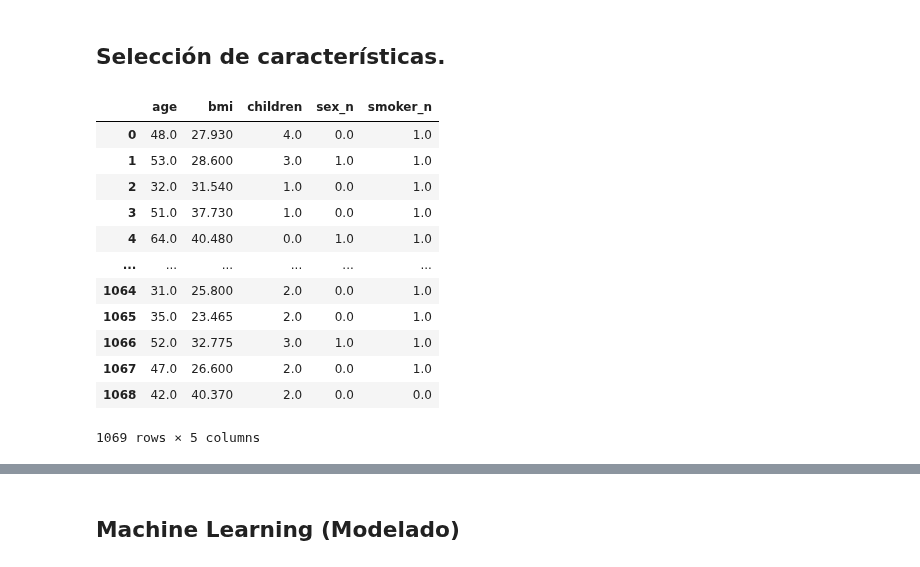
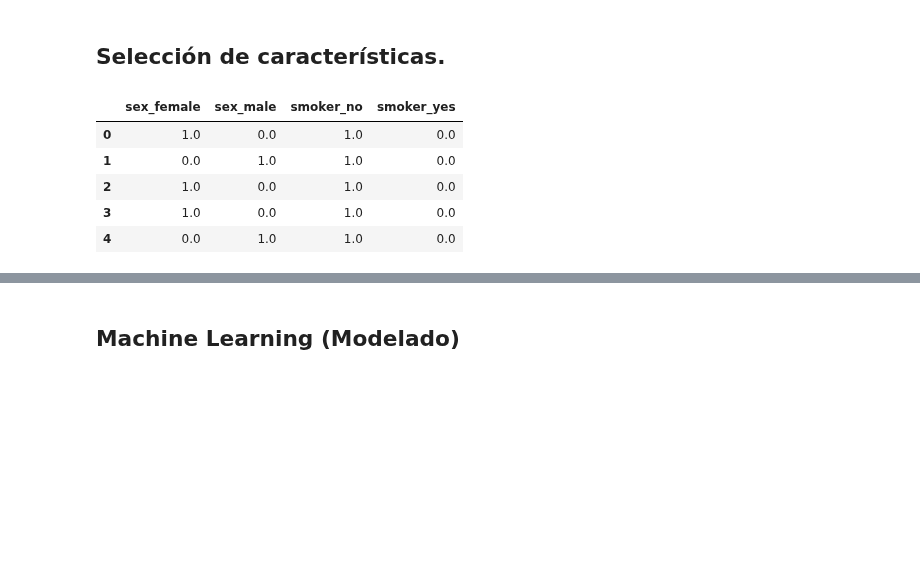
Before and after one commit to 4GeeksAcademy/sarayruiz---Machine-Learning, a Jupyter notebook: src/02-linear-regression-reg-medical-insurance-cost.ipynb, the cells around one changed output, grey strips where cells are left out. Drawn from its saved outputs; the diff is of its cells as text; code cells hidden in the pictures; blank space fills up the shorter version.

```diff
--- a/src/02-linear-regression-reg-medical-insurance-cost.ipynb
+++ b/src/02-linear-regression-reg-medical-insurance-cost.ipynb
@@ -309,7 +315,11 @@ df_facto.describe().T
+# %%
+# Elimino las columnas que añadí factorizadas anteriormente
+
+df.drop(['sex_n', 'smoker_n'], axis=1, inplace=True)
 # %%
 # Dividimos el conjunto de datos en muestras de train y test
-X = df_facto.drop('charges', axis=1)
-y = df_facto['charges']
+X = df.drop('charges', axis=1)
+y = df['charges']
 
 # Instancia de: from sklearn.model_selection import train_test_split
 X_train, X_test, y_train, y_test = train_test_split(X,
@@ -366,0 +396,23 @@ y_test_df.to_csv('../data/processed/y_test_segmed.csv', index=False)
+# %%
+# Genero una lista con los nombres SOLO de las columnas categóricas
+cat_variables = ['sex', 'smoker']
+
+# Creamos la instancia del encoder
+onehot_encoder = OneHotEncoder(sparse_output=False)
+
+# Entrenamos el encoder con los datos de entrenamiento (ajustamos)
+onehot_encoder.fit(X_train[cat_variables])
+
+# Aplicamos el encoder en el conjunto de entrenamiento: X_train
+X_train_cat_ohe = onehot_encoder.transform(X_train[cat_variables])
+X_train_cat_ohe = pd.DataFrame(X_train_cat_ohe,
+                               index=X_train.index,
+                               columns=onehot_encoder.get_feature_names_out(cat_variables))
+
+# Aplicamos el encoder en el conjunto de test: X_test
+X_test_cat_ohe = onehot_encoder.transform(X_test[cat_variables])
+X_test_cat_ohe = pd.DataFrame(X_test_cat_ohe,
+                              index=X_test.index,
+                              columns=onehot_encoder.get_feature_names_out(cat_variables))
+
+X_train_cat_ohe.head()
@@ -416,35 +477,28 @@ df_facto
 # %%
 # Con un valor de k=5 queremos decir implícitamente que queremos eliminar 2 características del conjunto de datos
 selection_model = SelectKBest(f_classif, k=5)
 
 # Entreno el modelo mediante fit()
-selection_model.fit(X_train, y_train)
+selection_model.fit(X_train_cat_ohe, y_train)
 
 ix = selection_model.get_support()
 
-# Aplico el modelo a los datos X_train y X_test
-selection_model_transform_train = selection_model.transform(X_train)
-selection_model_transform_test = selection_model.transform(X_test)
+# Aplico el modelo a los datos X_train y X_test del que hemos codificado a numérico (del One_hot Encoding)
+X_train_sel  = selection_model.transform(X_train_cat_ohe)
+X_test_sel = selection_model.transform(X_test_cat_ohe)
 
 # Genero los dataframes
-X_train_sel = pd.DataFrame(selection_model_transform_train, columns=X_train.columns.values[ix])
-X_test_sel = pd.DataFrame(selection_model_transform_test, columns=X_test.columns.values[ix])
+X_train_sel = pd.DataFrame(X_train_sel, columns=X_train_cat_ohe.columns.values[ix])
+X_test_sel = pd.DataFrame(X_test_sel, columns=X_test_cat_ohe.columns.values[ix])
 
-X_train_sel
+X_train_sel.head()
 # %% [output]
-|  | age | bmi | children | sex_n | smoker_n |
-| 0 | 48.0 | 27.930 | 4.0 | 0.0 | 1.0 |
-| 1 | 53.0 | 28.600 | 3.0 | 1.0 | 1.0 |
-| 2 | 32.0 | 31.540 | 1.0 | 0.0 | 1.0 |
-| 3 | 51.0 | 37.730 | 1.0 | 0.0 | 1.0 |
-| 4 | 64.0 | 40.480 | 0.0 | 1.0 | 1.0 |
-| ... | ... | ... | ... | ... | ... |
-| 1064 | 31.0 | 25.800 | 2.0 | 0.0 | 1.0 |
-| 1065 | 35.0 | 23.465 | 2.0 | 0.0 | 1.0 |
-| 1066 | 52.0 | 32.775 | 3.0 | 1.0 | 1.0 |
-| 1067 | 47.0 | 26.600 | 2.0 | 0.0 | 1.0 |
-| 1068 | 42.0 | 40.370 | 2.0 | 0.0 | 0.0 |
+|  | sex_female | sex_male | smoker_no | smoker_yes |
+| 0 | 1.0 | 0.0 | 1.0 | 0.0 |
+| 1 | 0.0 | 1.0 | 1.0 | 0.0 |
+| 2 | 1.0 | 0.0 | 1.0 | 0.0 |
+| 3 | 1.0 | 0.0 | 1.0 | 0.0 |
+| 4 | 0.0 | 1.0 | 1.0 | 0.0 |
-1069 rows × 5 columns
 # %%
 X_test_sel
 # %% [output]
```
Also changed, not shown: parts of 26 cells of this notebook, 5 other files.
